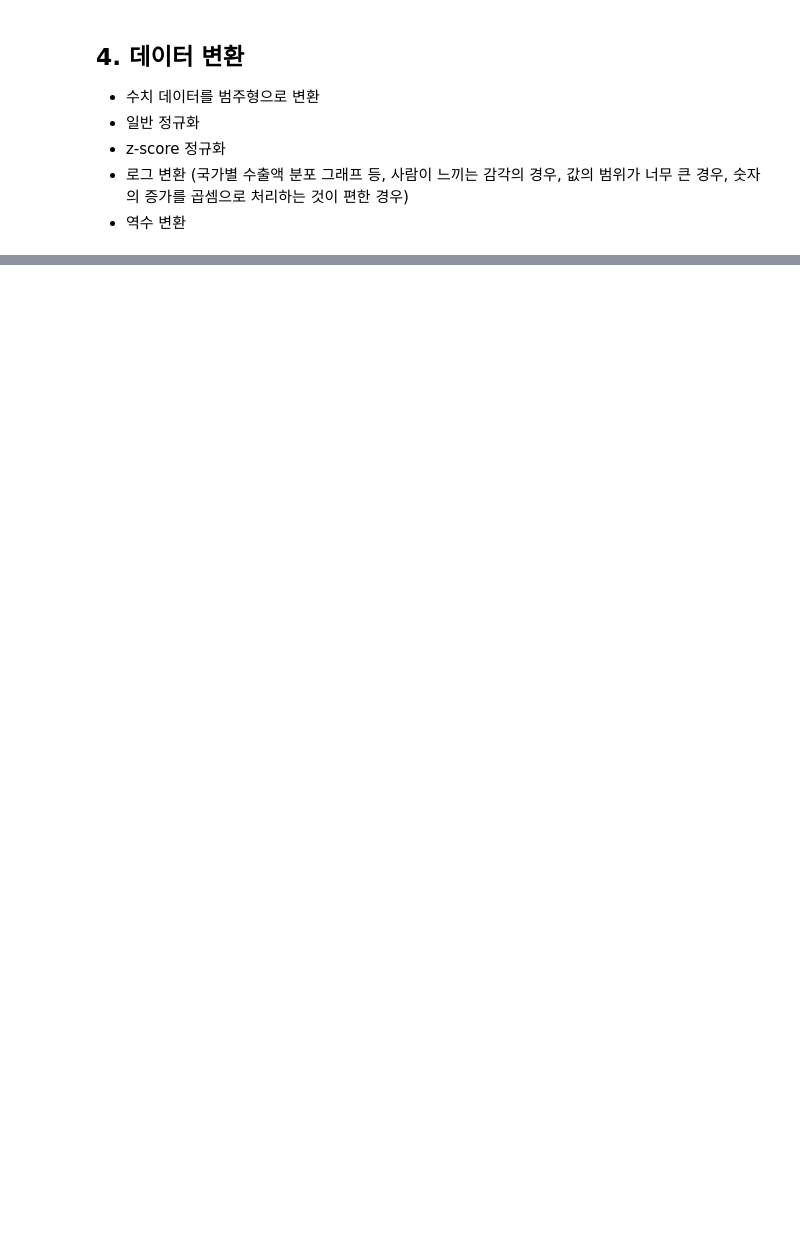
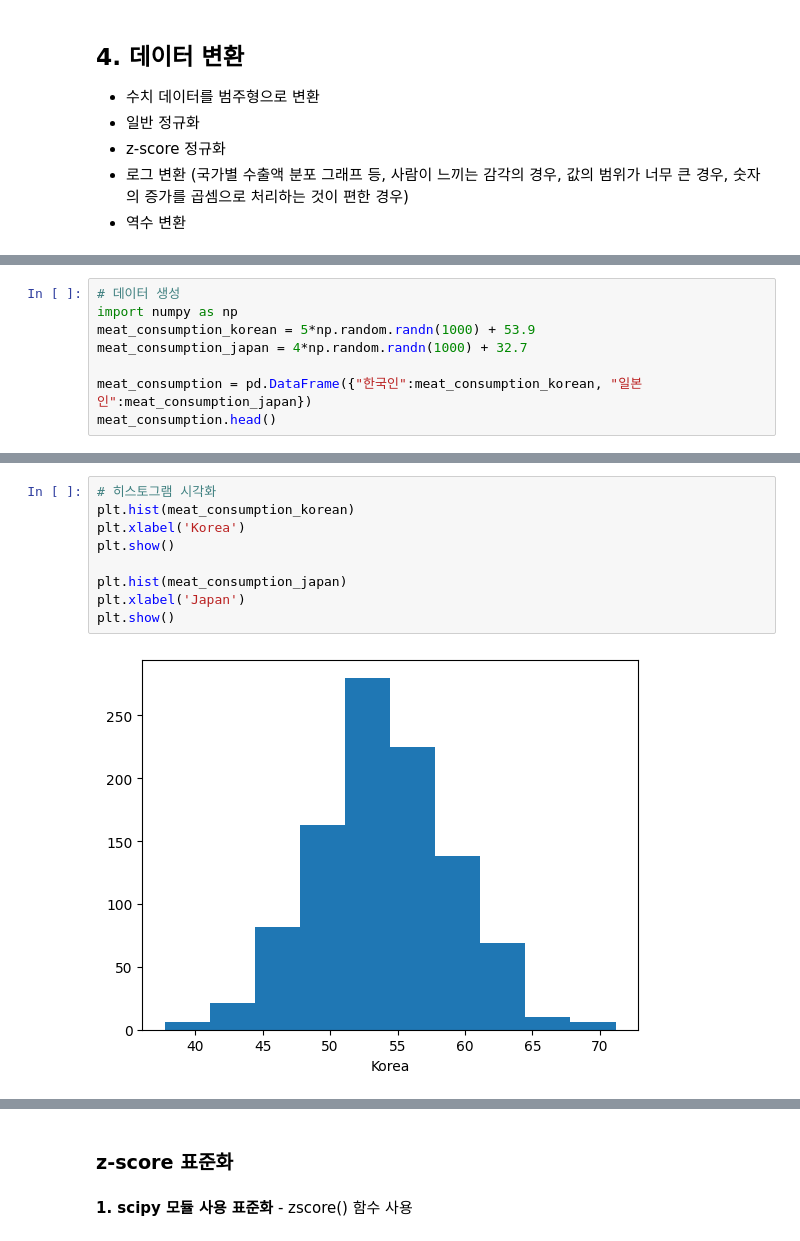
Before and after one commit to Naseungju/-_-, a Jupyter notebook: 01_DataPreprocessing.ipynb, the cells around one changed output, grey strips where cells are left out. Saved outputs shown, nothing was run; the diff lists cells and outputs as text; blank space fills up the shorter version.

```diff
--- a/01_DataPreprocessing.ipynb
+++ b/01_DataPreprocessing.ipynb
@@ -172,0 +309,8 @@ dtype: int64
+# %%
+# 데이터 생성
+import numpy as np
+meat_consumption_korean = 5*np.random.randn(1000) + 53.9
+meat_consumption_japan = 4*np.random.randn(1000) + 32.7
+
+meat_consumption = pd.DataFrame({"한국인":meat_consumption_korean, "일본인":meat_consumption_japan})
+meat_consumption.head()
@@ -172,0 +324,11 @@ dtype: int64
+# %%
+# 히스토그램 시각화
+plt.hist(meat_consumption_korean)
+plt.xlabel('Korea')
+plt.show()
+
+plt.hist(meat_consumption_japan)
+plt.xlabel('Japan')
+plt.show()
+# %% [output]
+[figure, added]
@@ -172,0 +336,4 @@ dtype: int64
+# %% [markdown]
+### z-score 표준화
+# %% [markdown]
+**1. scipy 모듈 사용 표준화** - zscore() 함수 사용
```
Also changed, not shown: parts of 61 cells of this notebook.
